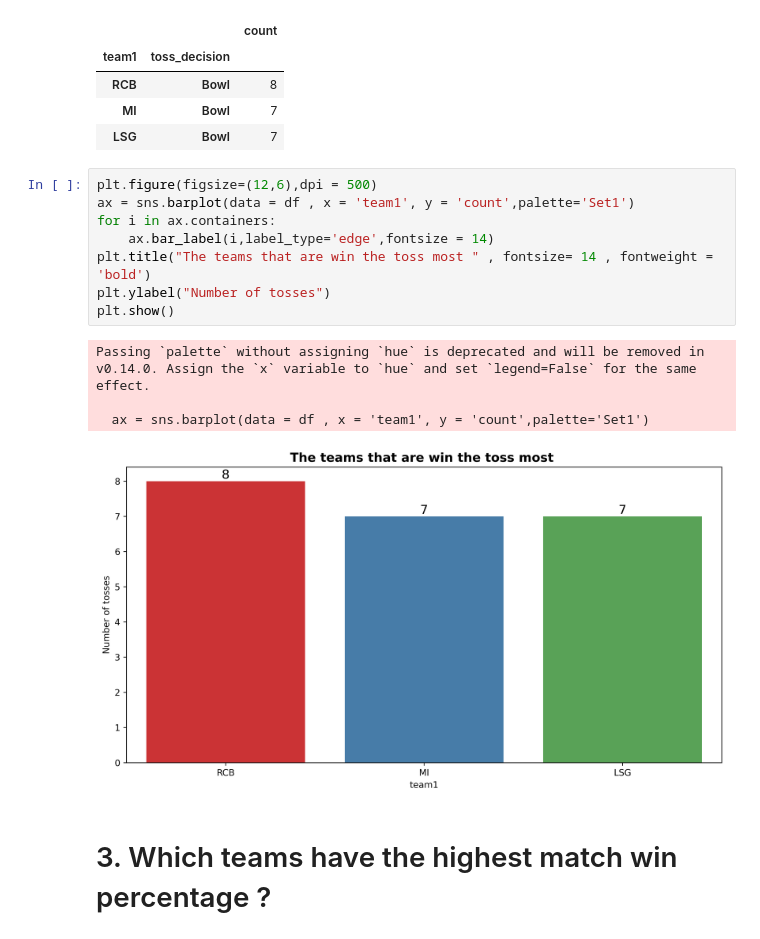
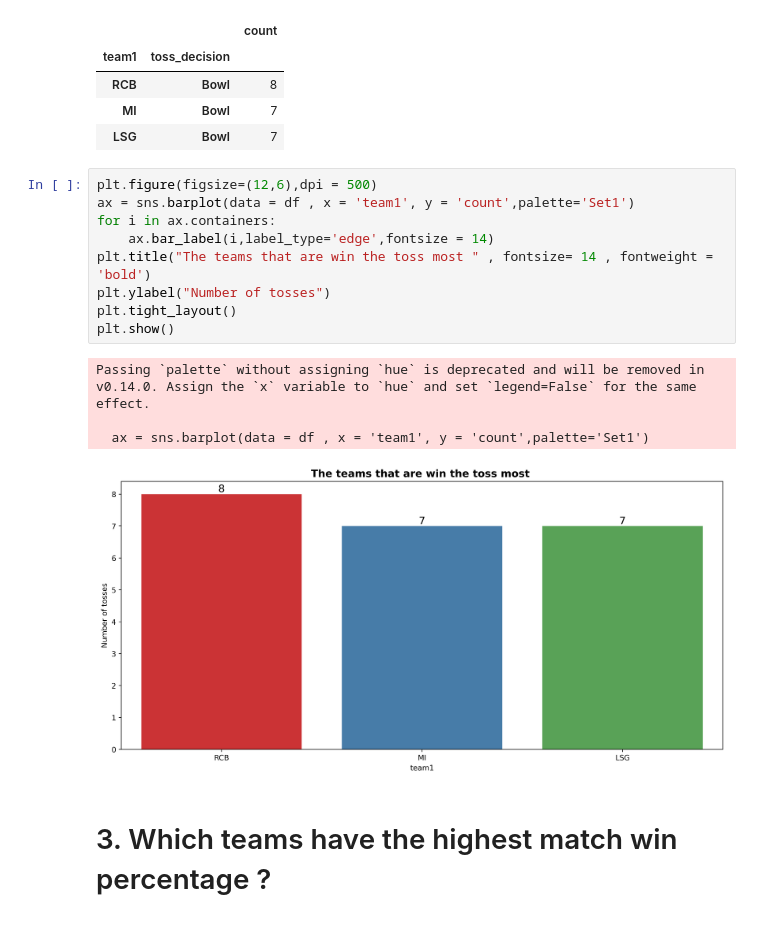
Before and after one commit to R123gh/Data-analytics-project-, a Jupyter notebook: Cricket_dataset.ipynb, the cells around one changed output. Saved outputs shown, nothing was run; the diff lists cells and outputs as text.

```diff
--- a/Cricket_dataset.ipynb
+++ b/Cricket_dataset.ipynb
@@ -552,16 +553,17 @@ df
 # %%
 plt.figure(figsize=(12,6),dpi = 500)
 ax = sns.barplot(data = df , x = 'team1', y = 'count',palette='Set1')
 for i in ax.containers:
     ax.bar_label(i,label_type='edge',fontsize = 14)
 plt.title("The teams that are win the toss most " , fontsize= 14 , fontweight = 'bold')
 plt.ylabel("Number of tosses")
+plt.tight_layout()
 plt.show()
 # %% [output]
 Passing `palette` without assigning `hue` is deprecated and will be removed in v0.14.0. Assign the `x` variable to `hue` and set `legend=False` for the same effect.
 
   ax = sns.barplot(data = df , x = 'team1', y = 'count',palette='Set1')
-[figure, old version]
+[figure, new version]
 # %% [markdown]
 # 3. Which teams have the highest match win percentage ?
 # %%
```
Also changed, not shown: parts of 22 cells of this notebook.
